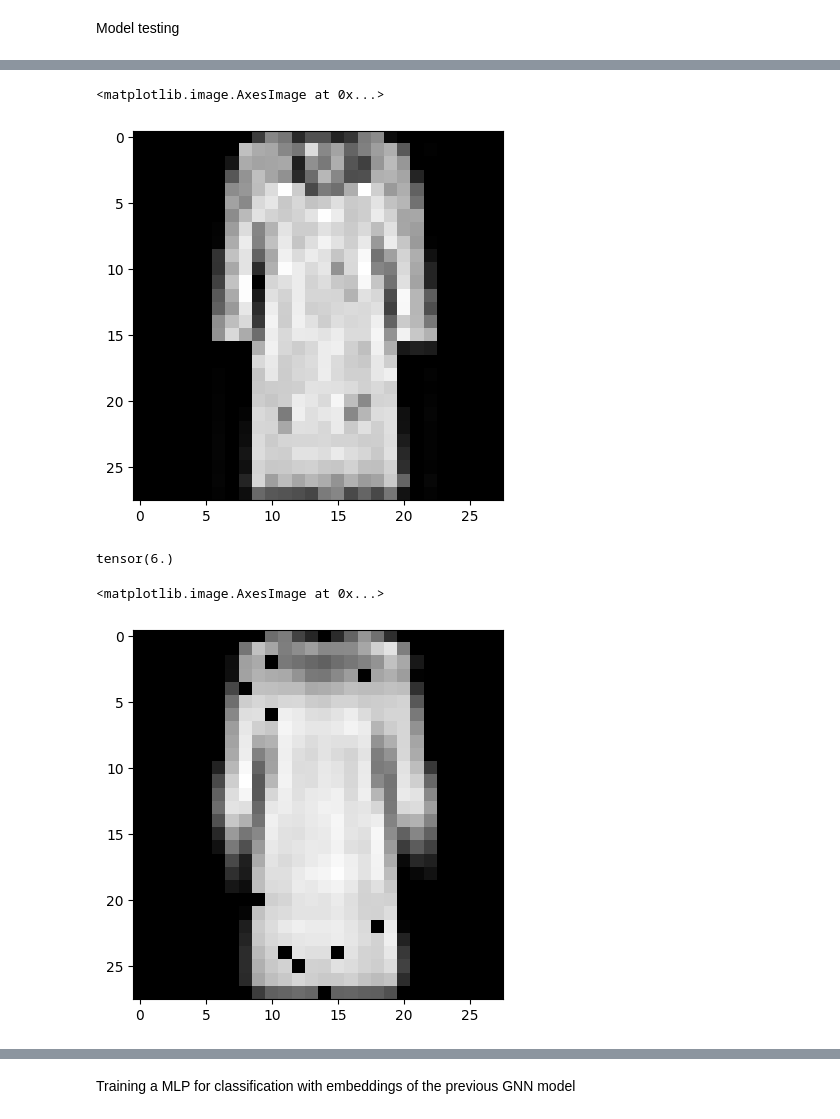
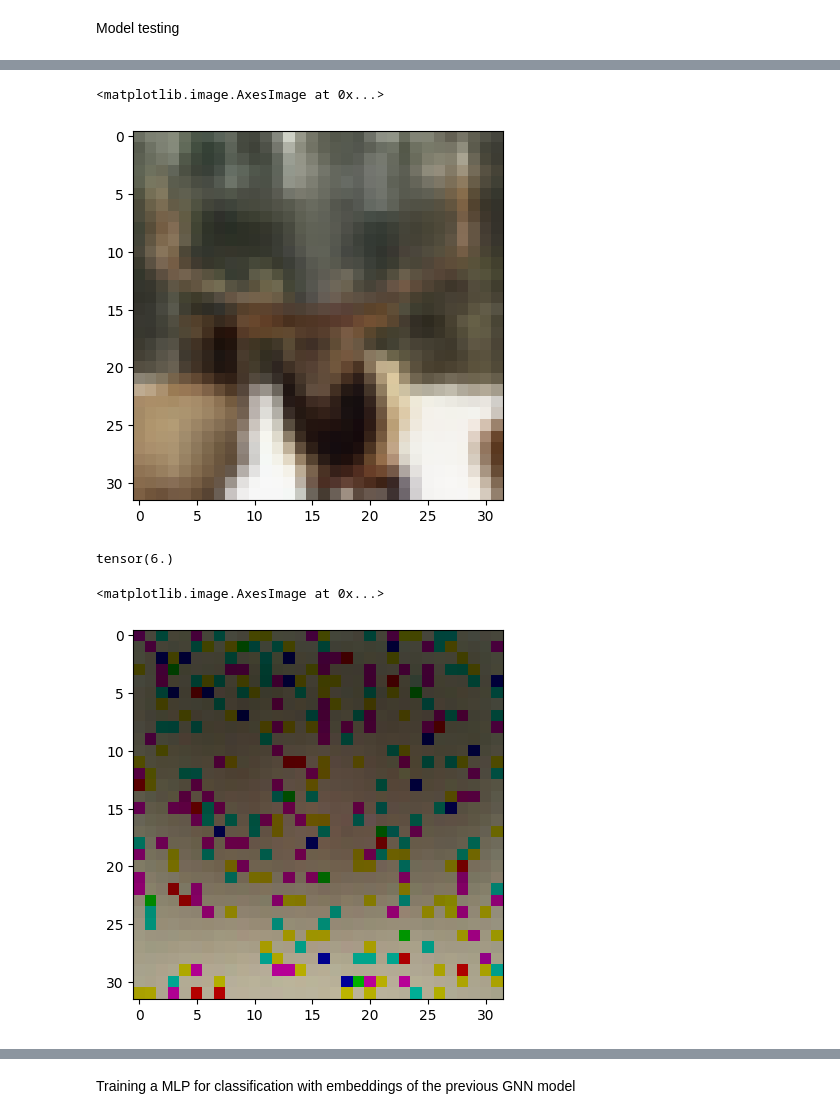
Before and after one commit to Carlosespicur/tfm, a Jupyter notebook: Pruebas_perdida_corregida/GAE_cifar_10_pruebas(decoder_normal).ipynb, the cells around one changed output, grey strips where cells are left out. Cells and saved outputs as stored; diff of their text form; code cells hidden in the pictures.

```diff
--- a/Pruebas_perdida_corregida/GAE_cifar_10_pruebas(decoder_normal).ipynb
+++ b/Pruebas_perdida_corregida/GAE_cifar_10_pruebas(decoder_normal).ipynb
@@ -282,7 +283,7 @@ Model hyperparameters
 lr = 0.0001 # learning rate
 batch_size = 256
 epochs = 200
-latent_size = 64 # latent space dimension
+latent_size = 2 # latent space dimension
 
 kernel_param_X = {
 
@@ -452,19 +415,19 @@ for X, y in test_loader:
 
     break
 # %%
-data_number = 29
-prueba = X[data_number].detach().numpy().reshape(28, 28)
+data_number = 26
+prueba = X[data_number].detach().numpy().reshape(32, 32, 3)
 plt.imshow(prueba, cmap = "gray")
 # %% [output]
 <matplotlib.image.AxesImage at 0x...>
-[figure, old version]
+[figure, new version]
 # %%
 y[data_number]
 # %% [output]
 tensor(6.)
 # %%
-prueba_out = out[data_number].detach().numpy().reshape(28, 28)
+prueba_out = out[data_number].detach().numpy().reshape(32, 32, 3)
 plt.imshow(prueba_out, cmap = "gray")
 # %% [output]
 <matplotlib.image.AxesImage at 0x...>
-[figure, old version]
+[figure, new version]
```
Also changed, not shown: parts of 11 cells of this notebook.
